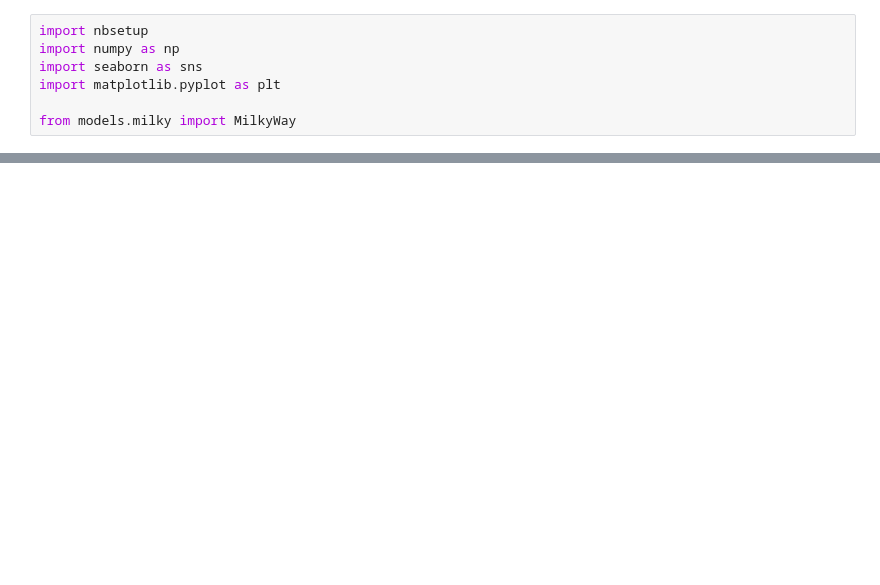
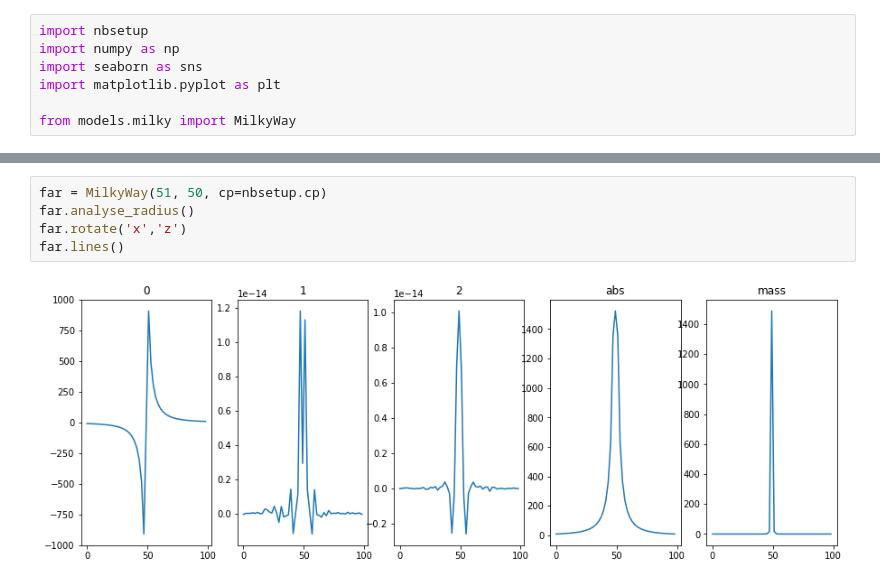
Before and after one commit to timjdavey/galactus, a Jupyter notebook: notebooks/Milky Way development debugger.ipynb, the cells around one changed output, grey strips where cells are left out. Drawn from its saved outputs; the diff is of its cells as text; blank space fills up the shorter version.

```diff
--- a/notebooks/Milky Way development debugger.ipynb
+++ b/notebooks/Milky Way development debugger.ipynb
@@ -24,0 +84,7 @@ field(milk,4,5,0)
+# %%
+far = MilkyWay(51, 50, cp=nbsetup.cp)
+far.analyse_radius()
+far.rotate('x','z')
+far.lines()
+# %% [output]
+[figure, added]
```
Also changed, not shown: parts of 9 cells of this notebook, 10 other files.
